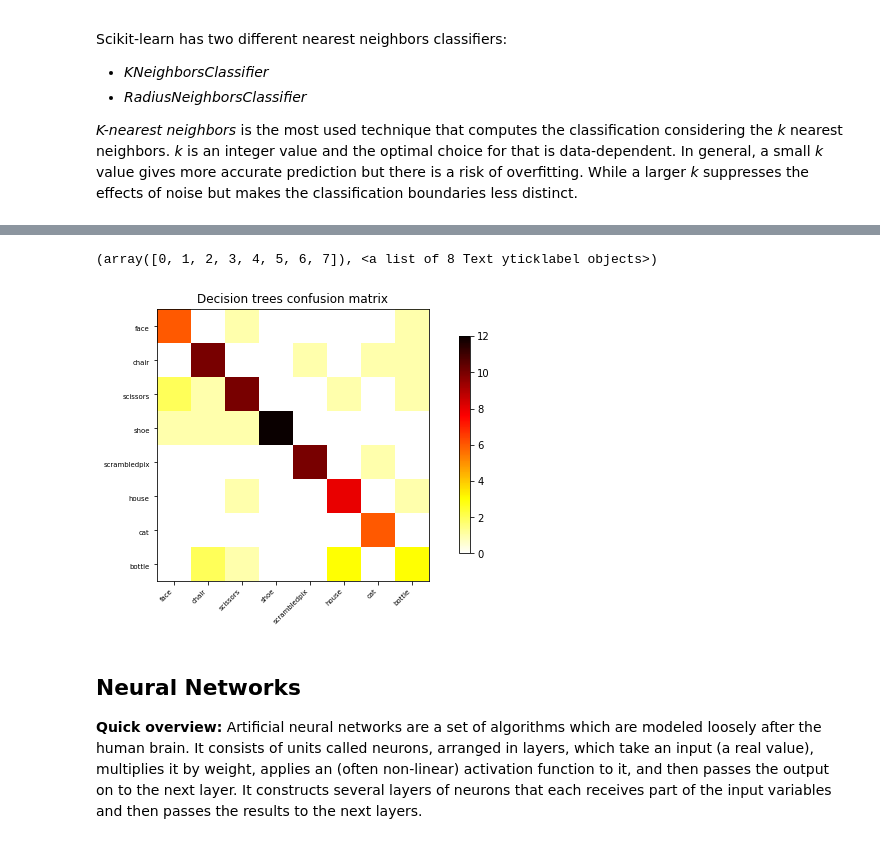
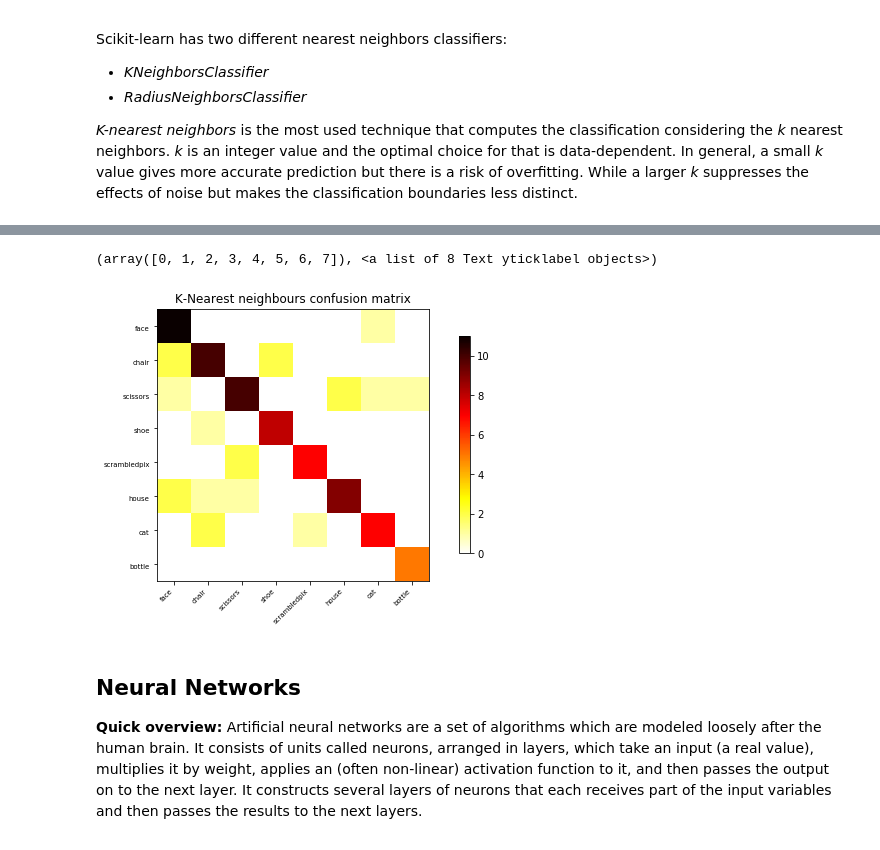
Before and after one commit to brainhack-school2020/BHS_project_SRastegarnia, a Jupyter notebook: Classifiers.ipynb, the cells around one changed output, grey strips where cells are left out. Saved outputs shown, nothing was run; the diff lists cells and outputs as text; code cells hidden in the pictures.

```diff
--- a/Classifiers.ipynb
+++ b/Classifiers.ipynb
@@ -232,11 +232,11 @@ print(prediction_accuracy_knn)
 # %%
 plot_matrix(confusion_matrix(y_test, knn), cmap='hot_r', labels=unique_conditions)
-plt.title('Decision trees confusion matrix')
+plt.title('K-Nearest neighbours confusion matrix')
 plt.xticks(rotation=45)
 plt.yticks(rotation=0)
 # %% [output]
 (array([0, 1, 2, 3, 4, 5, 6, 7]), <a list of 8 Text yticklabel objects>)
-[figure, old version]
+[figure, new version]
 # %% [markdown]
 ## Neural Networks
 **Quick overview:** Artificial neural networks are a set of algorithms which are modeled loosely after the human brain. It consists of units called neurons, arranged in layers, which take an input (a real value), multiplies it by weight, applies an (often non-linear) activation function to it, and then passes the output on to the next layer. It constructs several layers of neurons that each receives part of the input variables and then passes the results to the next layers.
```
Also changed, not shown: parts of 25 cells of this notebook, 2 other files.
